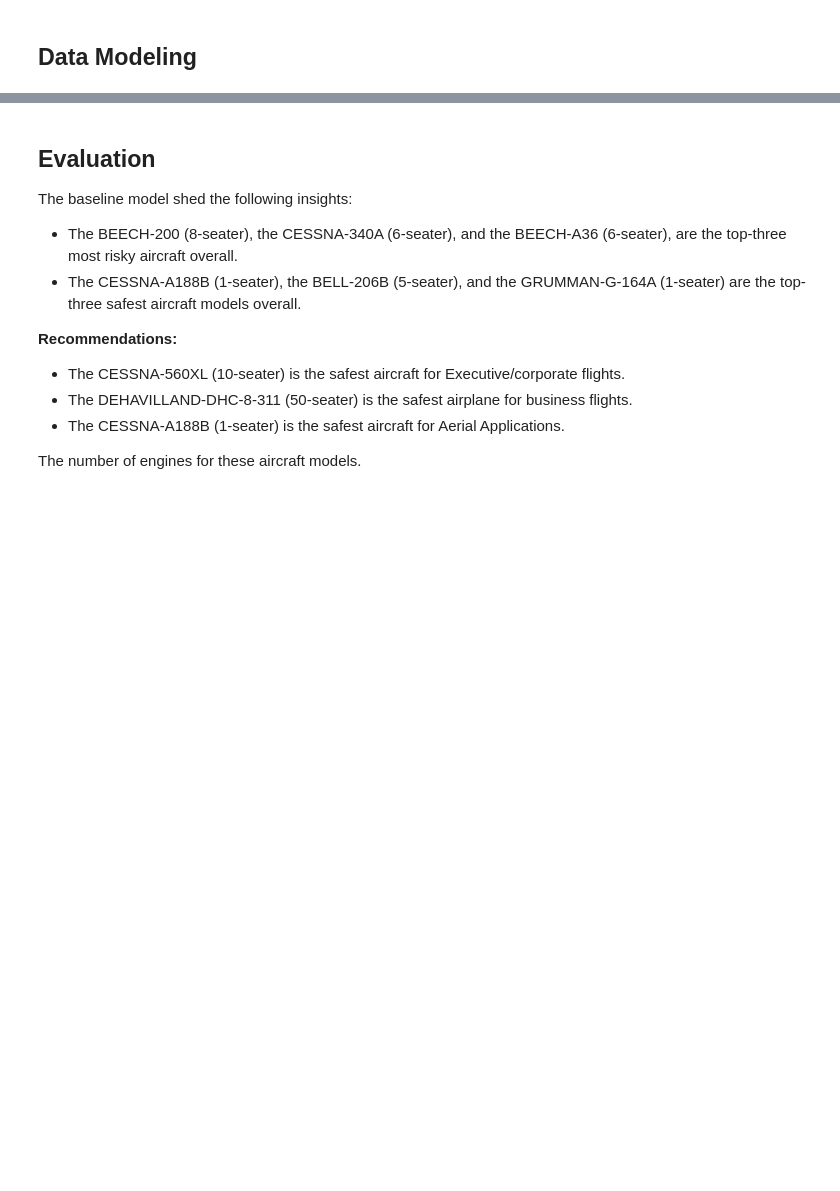
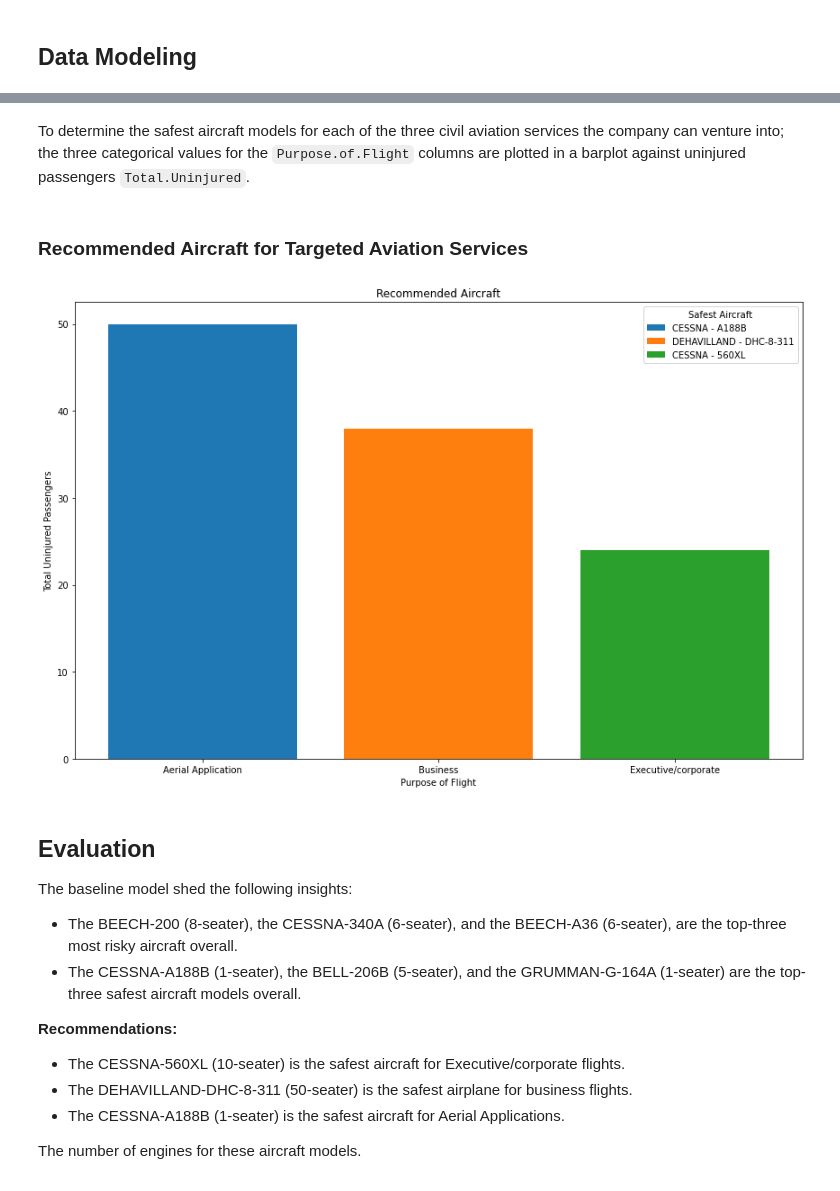
Before and after one commit to mwakad/Data-Driven-Decision-Support-for-Aircraft-Procurement, a Jupyter notebook: index.ipynb, the cells around one changed output, grey strips where cells are left out. Cells and saved outputs as stored; diff of their text form; code cells hidden in the pictures; blank space fills up the shorter version.

```diff
--- a/index.ipynb
+++ b/index.ipynb
@@ -86,3 +617,45 @@ Plots generated successfully!
+# %% [markdown]
+To determine the safest aircraft models for each of the three civil aviation services the company can venture into; the three categorical values for the `Purpose.of.Flight` columns are plotted in a barplot against uninjured passengers `Total.Uninjured`.
+# %% [markdown]
+### Recommended Aircraft for Targeted Aviation Services
+# %%
+# Filter for the relevant Purpose.of.flight values
+df_filtered = df_clean[df_clean['Purpose.of.flight'].isin(['Aerial Application', 'Business', 'Executive/corporate'])]
+
+# Group by 'Purpose.of.flight', 'Make', and 'Model', and sum 'Total.Uninjured'
+uninjured_by_purpose_make_model = df_filtered.groupby(['Purpose.of.flight', 'Make', 'Model'])['Total.Uninjured'].sum().reset_index()
+
+# Find the safest aircraft (highest 'Total.Uninjured') for each purpose
+safest_aircraft = uninjured_by_purpose_make_model.loc[uninjured_by_purpose_make_model.groupby('Purpose.of.flight')['Total.Uninjured'].idxmax()]
+
+# Create the "Make - Model" column
+safest_aircraft['Make - Model'] = safest_aircraft['Make'] + ' - ' + safest_aircraft['Model']
+
+# Create a bar plot using Matplotlib with subplots
+fig, ax = plt.subplots(figsize=(12, 8))
+
+# Define colors assigned to bars
+colors = ['tab:blue', 'tab:orange', 'tab:green']
+
+# Plot the horizontal barplot with individual labels for each bar
+bars = ax.bar(safest_aircraft['Purpose.of.flight'], safest_aircraft['Total.Uninjured'], color=colors)
+
+# Add a legend
+legend_labels = safest_aircraft['Make - Model'].tolist()
+ax.legend(bars, legend_labels, title="Safest Aircraft")
+
+# Set and customize the plot's Title, X and Y labels
+ax.set_title('Recommended Aircraft')
+ax.set_xlabel('Purpose of Flight')
+ax.set_ylabel('Total Uninjured Passengers')
+
+fig.tight_layout()
+
+# Save the plot to the image folder
+plt.savefig("./images/recommended-aircraft.png", dpi=300, facecolor='white')
+plt.show()
+# %% [output]
+[figure, added]
 # %% [markdown]
 ## Evaluation
 The baseline model shed the following insights:
```
Also changed, not shown: parts of 80 cells of this notebook, 3 other files.
